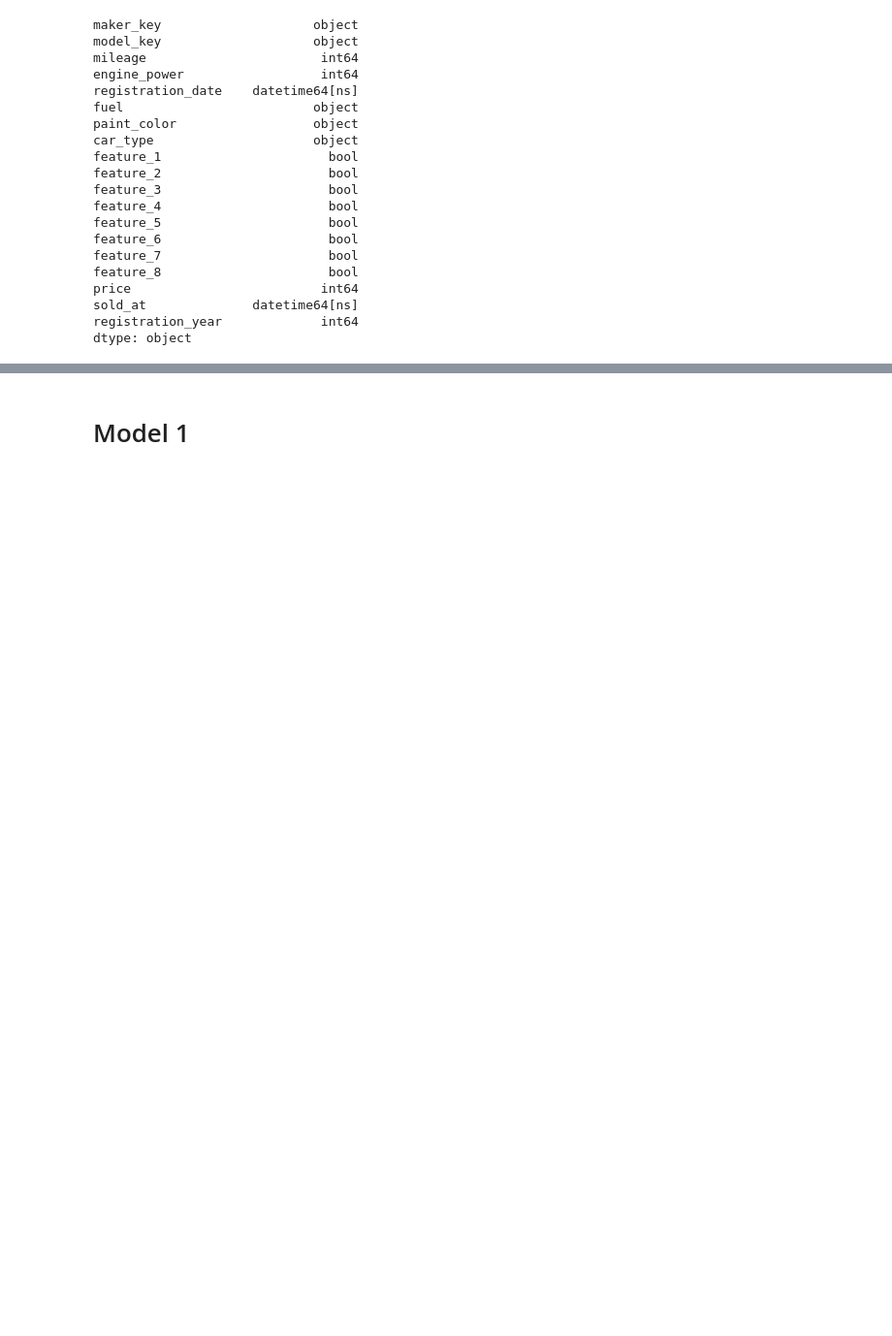
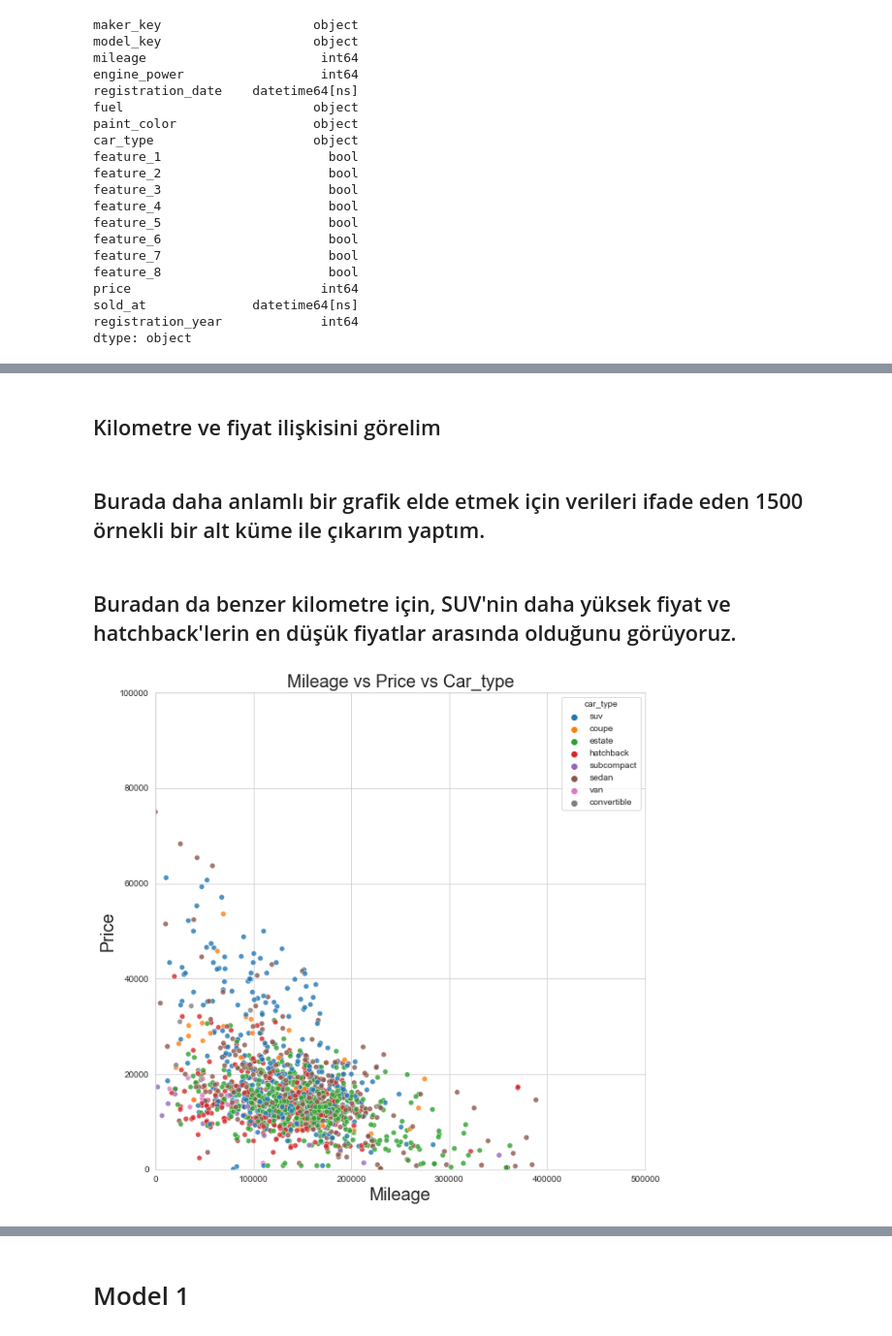
Before and after one commit to mustafaktaas/Python_DeepLearning, a Jupyter notebook: CarPricePredictionANN.ipynb, the cells around one changed output, grey strips where cells are left out. Shown at 97% size. Saved outputs shown, nothing was run; the diff lists cells and outputs as text; code cells hidden in the pictures; blank space fills up the shorter version.

```diff
--- a/CarPricePredictionANN.ipynb
+++ b/CarPricePredictionANN.ipynb
@@ -231,0 +254,16 @@ data['year_diff']=data['sold_at'].dt.year-data['registration_year']
+# %% [markdown]
+## Kilometre ve fiyat ilişkisini görelim
+# %% [markdown]
+## Burada daha anlamlı bir grafik elde etmek için verileri ifade eden 1500 örnekli bir alt küme ile çıkarım yaptım.
+# %% [markdown]
+## Buradan da benzer kilometre için, SUV'nin daha yüksek fiyat ve hatchback'lerin en düşük fiyatlar arasında olduğunu görüyoruz.
+# %%
+plt.figure(figsize=(10,10));
+sns.scatterplot(data=data.sample(1500),x='mileage',y='price',alpha=0.8,hue='car_type');
+plt.xlim(0,500000)
+plt.ylim(0,100000)
+plt.xlabel('Mileage',fontsize=20);
+plt.ylabel('Price',fontsize=20);
+plt.title('Mileage vs Price vs Car_type',fontsize=20);
+# %% [output]
+[figure, added]
```
Also changed, not shown: parts of 13 cells of this notebook.
